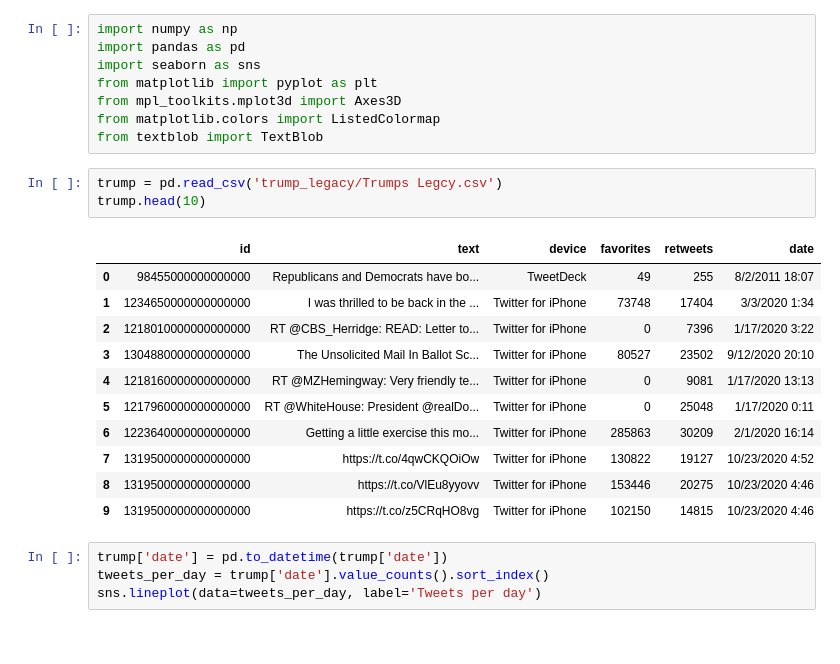
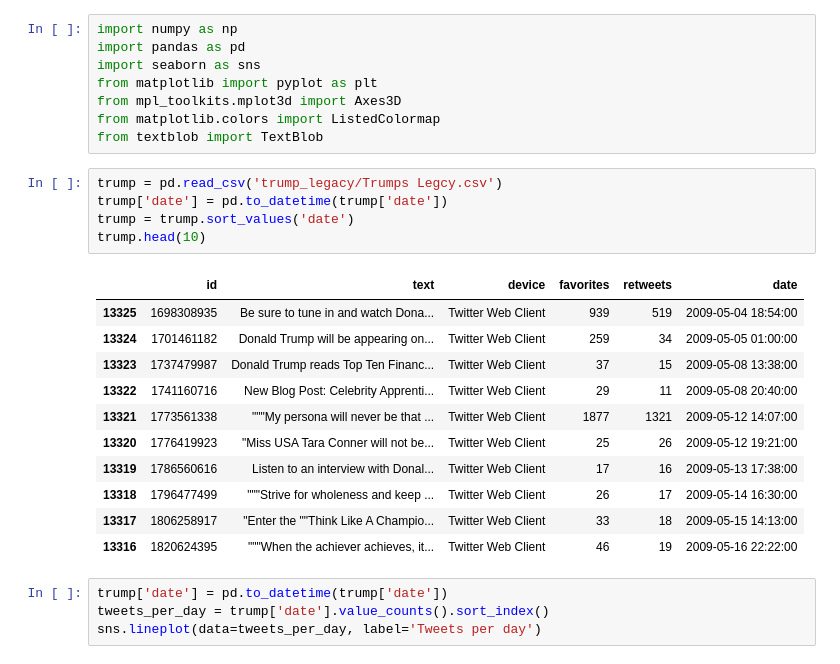
Before and after one commit to boyeaalhagie/trump-stock-predictor, a Jupyter notebook: trump_analysis.ipynb, the cells around one changed output. Cells and saved outputs as stored; diff of their text form.

```diff
--- a/trump_analysis.ipynb
+++ b/trump_analysis.ipynb
@@ -13,19 +13,21 @@ from matplotlib.colors import ListedColormap
 from textblob import TextBlob
 # %%
 trump = pd.read_csv('trump_legacy/Trumps Legcy.csv')
+trump['date'] = pd.to_datetime(trump['date'])
+trump = trump.sort_values('date')
 trump.head(10)
 # %% [output]
 |  | id | text | device | favorites | retweets | date |
-| 0 | 98455000000000000 | Republicans and Democrats have bo... | TweetDeck | 49 | 255 | 8/2/2011 18:07 |
-| 1 | 1234650000000000000 | I was thrilled to be back in the ... | Twitter for iPhone | 73748 | 17404 | 3/3/2020 1:34 |
-| 2 | 1218010000000000000 | RT @CBS_Herridge: READ: Letter to... | Twitter for iPhone | 0 | 7396 | 1/17/2020 3:22 |
-| 3 | 1304880000000000000 | The Unsolicited Mail In Ballot Sc... | Twitter for iPhone | 80527 | 23502 | 9/12/2020 20:10 |
-| 4 | 1218160000000000000 | RT @MZHemingway: Very friendly te... | Twitter for iPhone | 0 | 9081 | 1/17/2020 13:13 |
-| 5 | 1217960000000000000 | RT @WhiteHouse: President @realDo... | Twitter for iPhone | 0 | 25048 | 1/17/2020 0:11 |
-| 6 | 1223640000000000000 | Getting a little exercise this mo... | Twitter for iPhone | 285863 | 30209 | 2/1/2020 16:14 |
-| 7 | 1319500000000000000 | https://t.co/4qwCKQOiOw | Twitter for iPhone | 130822 | 19127 | 10/23/2020 4:52 |
-| 8 | 1319500000000000000 | https://t.co/VlEu8yyovv | Twitter for iPhone | 153446 | 20275 | 10/23/2020 4:46 |
-| 9 | 1319500000000000000 | https://t.co/z5CRqHO8vg | Twitter for iPhone | 102150 | 14815 | 10/23/2020 4:46 |
+| 13325 | 1698308935 | Be sure to tune in and watch Dona... | Twitter Web Client | 939 | 519 | 2009-05-04 18:54:00 |
+| 13324 | 1701461182 | Donald Trump will be appearing on... | Twitter Web Client | 259 | 34 | 2009-05-05 01:00:00 |
+| 13323 | 1737479987 | Donald Trump reads Top Ten Financ... | Twitter Web Client | 37 | 15 | 2009-05-08 13:38:00 |
+| 13322 | 1741160716 | New Blog Post: Celebrity Apprenti... | Twitter Web Client | 29 | 11 | 2009-05-08 20:40:00 |
+| 13321 | 1773561338 | """My persona will never be that ... | Twitter Web Client | 1877 | 1321 | 2009-05-12 14:07:00 |
+| 13320 | 1776419923 | "Miss USA Tara Conner will not be... | Twitter Web Client | 25 | 26 | 2009-05-12 19:21:00 |
+| 13319 | 1786560616 | Listen to an interview with Donal... | Twitter Web Client | 17 | 16 | 2009-05-13 17:38:00 |
+| 13318 | 1796477499 | """Strive for wholeness and keep ... | Twitter Web Client | 26 | 17 | 2009-05-14 16:30:00 |
+| 13317 | 1806258917 | "Enter the ""Think Like A Champio... | Twitter Web Client | 33 | 18 | 2009-05-15 14:13:00 |
+| 13316 | 1820624395 | """When the achiever achieves, it... | Twitter Web Client | 46 | 19 | 2009-05-16 22:22:00 |
 # %%
 trump['date'] = pd.to_datetime(trump['date'])
 tweets_per_day = trump['date'].value_counts().sort_index()
```
Also changed, not shown: parts of 8 cells of this notebook.
